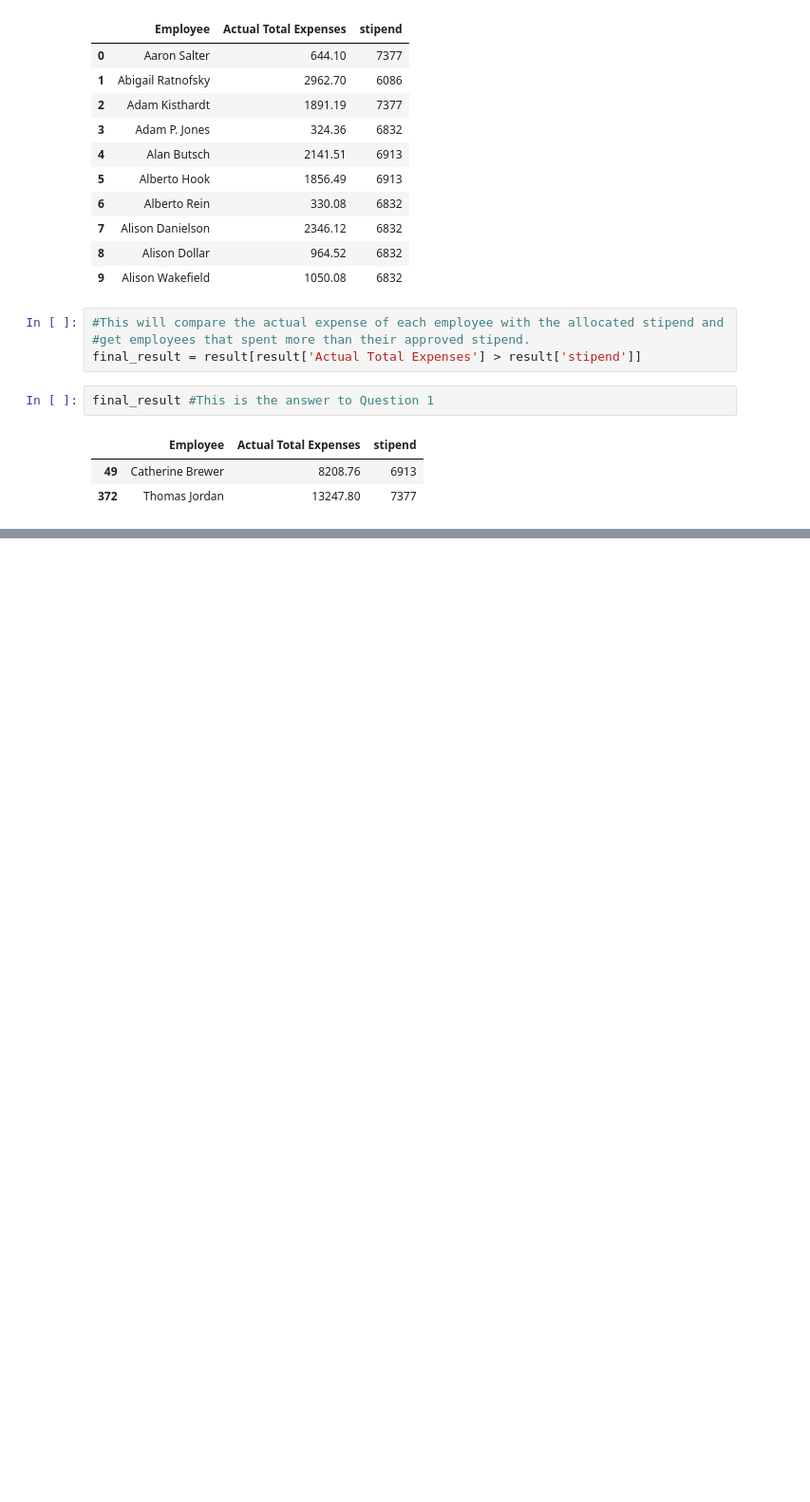
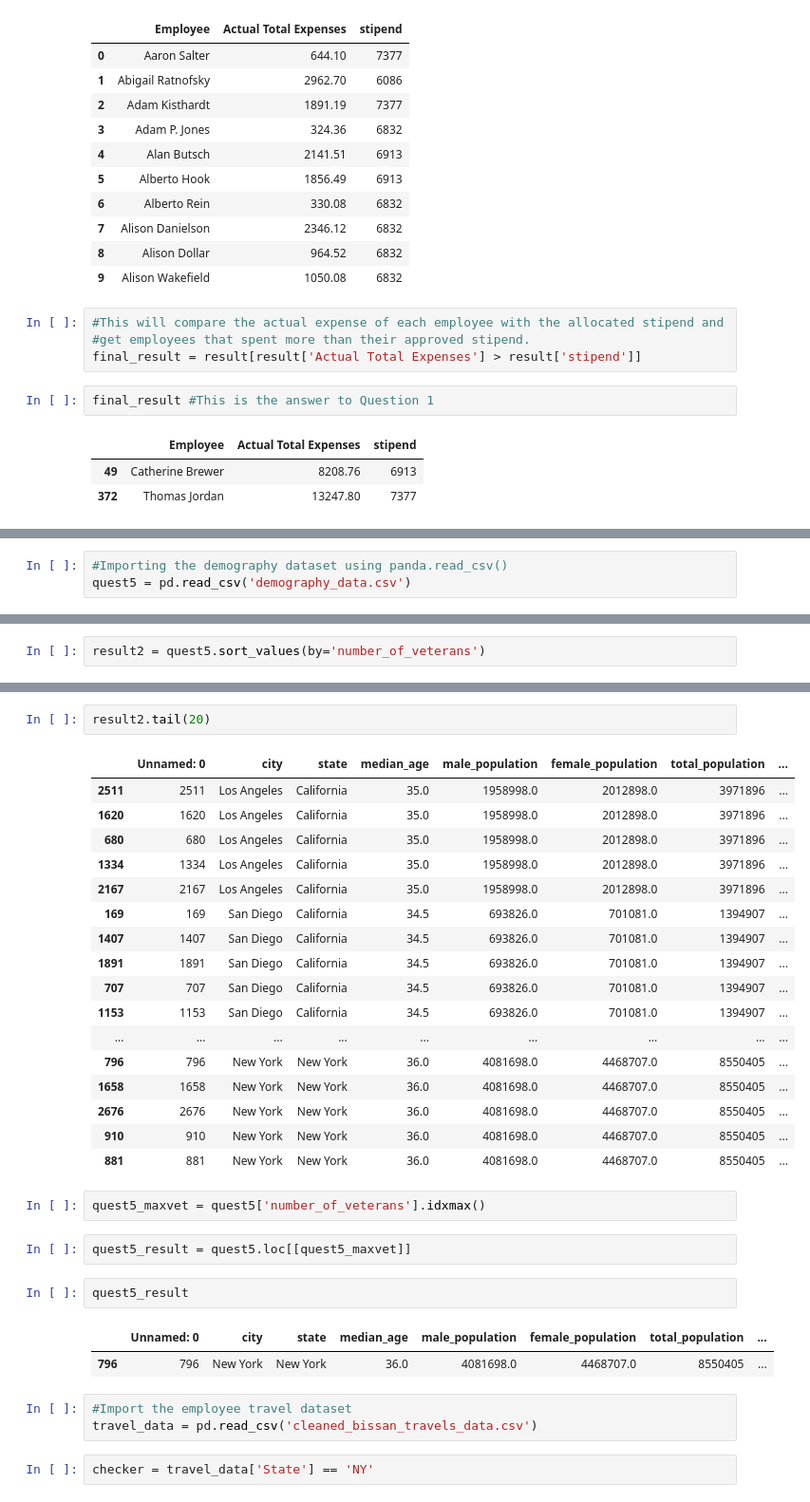
Before and after one commit to carewayo/data_cleaning_with_pandas, a Jupyter notebook: analysis.ipynb, the cells around one changed output, grey strips where cells are left out. Shown at 95% size. Drawn from its saved outputs; the diff is of its cells as text; blank space fills up the shorter version.

Commit message:
Completed solving the panda casestudy, uploading the solutions

```diff
--- a/analysis.ipynb
+++ b/analysis.ipynb
@@ -195,0 +433,3 @@ final_result #This is the answer to Question 1
+# %%
+#Importing the demography dataset using panda.read_csv()
+quest5 = pd.read_csv('demography_data.csv')
@@ -195,0 +452,2 @@ final_result #This is the answer to Question 1
+# %%
+result2 = quest5.sort_values(by='number_of_veterans')
@@ -195,0 +479,34 @@ final_result #This is the answer to Question 1
+# %%
+result2.tail(20)
+# %% [output]
+|  | Unnamed: 0 | city | state | median_age | male_population | female_population | total_population | ... |
+| 2511 | 2511 | Los Angeles | California | 35.0 | 1958998.0 | 2012898.0 | 3971896 | ... |
+| 1620 | 1620 | Los Angeles | California | 35.0 | 1958998.0 | 2012898.0 | 3971896 | ... |
+| 680 | 680 | Los Angeles | California | 35.0 | 1958998.0 | 2012898.0 | 3971896 | ... |
+| 1334 | 1334 | Los Angeles | California | 35.0 | 1958998.0 | 2012898.0 | 3971896 | ... |
+| 2167 | 2167 | Los Angeles | California | 35.0 | 1958998.0 | 2012898.0 | 3971896 | ... |
+| 169 | 169 | San Diego | California | 34.5 | 693826.0 | 701081.0 | 1394907 | ... |
+| 1407 | 1407 | San Diego | California | 34.5 | 693826.0 | 701081.0 | 1394907 | ... |
+| 1891 | 1891 | San Diego | California | 34.5 | 693826.0 | 701081.0 | 1394907 | ... |
+| 707 | 707 | San Diego | California | 34.5 | 693826.0 | 701081.0 | 1394907 | ... |
+| 1153 | 1153 | San Diego | California | 34.5 | 693826.0 | 701081.0 | 1394907 | ... |
+| ... | ... | ... | ... | ... | ... | ... | ... | ... |
+| 796 | 796 | New York | New York | 36.0 | 4081698.0 | 4468707.0 | 8550405 | ... |
+| 1658 | 1658 | New York | New York | 36.0 | 4081698.0 | 4468707.0 | 8550405 | ... |
+| 2676 | 2676 | New York | New York | 36.0 | 4081698.0 | 4468707.0 | 8550405 | ... |
+| 910 | 910 | New York | New York | 36.0 | 4081698.0 | 4468707.0 | 8550405 | ... |
+| 881 | 881 | New York | New York | 36.0 | 4081698.0 | 4468707.0 | 8550405 | ... |
+# %%
+quest5_maxvet = quest5['number_of_veterans'].idxmax()
+# %%
+quest5_result = quest5.loc[[quest5_maxvet]]
+# %%
+quest5_result
+# %% [output]
+|  | Unnamed: 0 | city | state | median_age | male_population | female_population | total_population | ... |
+| 796 | 796 | New York | New York | 36.0 | 4081698.0 | 4468707.0 | 8550405 | ... |
+# %%
+#Import the employee travel dataset
+travel_data = pd.read_csv('cleaned_bissan_travels_data.csv')
+# %%
+checker = travel_data['State'] == 'NY'
```
Also changed, not shown: parts of 95 cells of this notebook, 3 other files.
